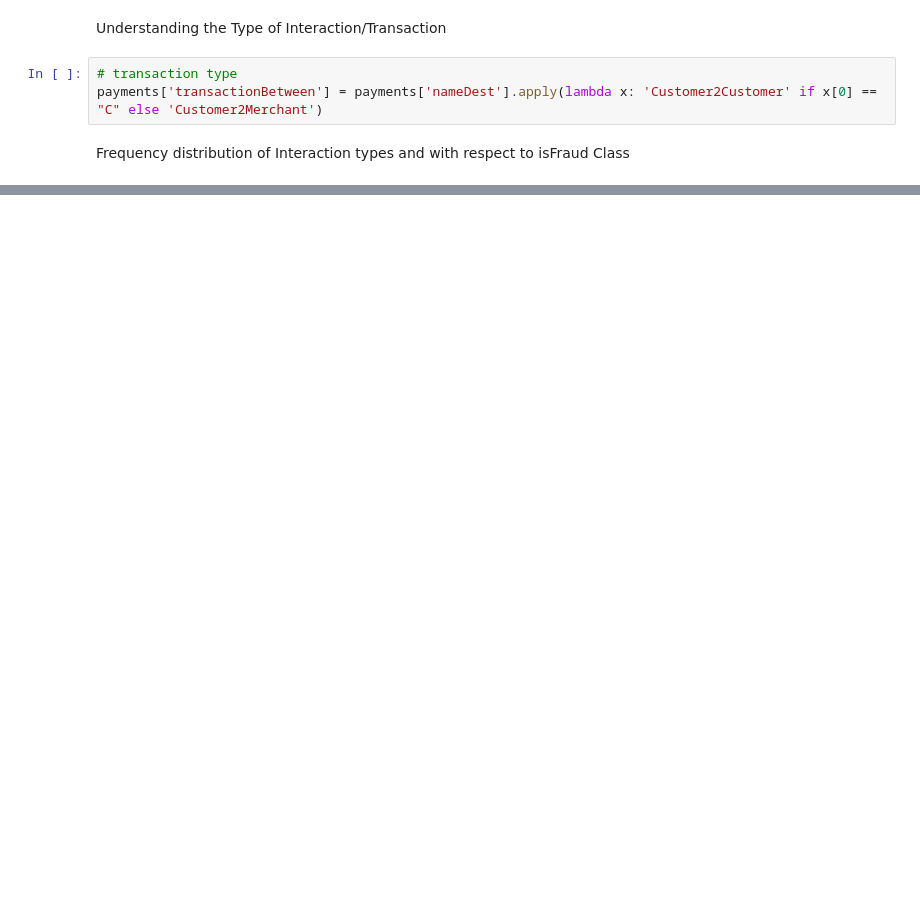
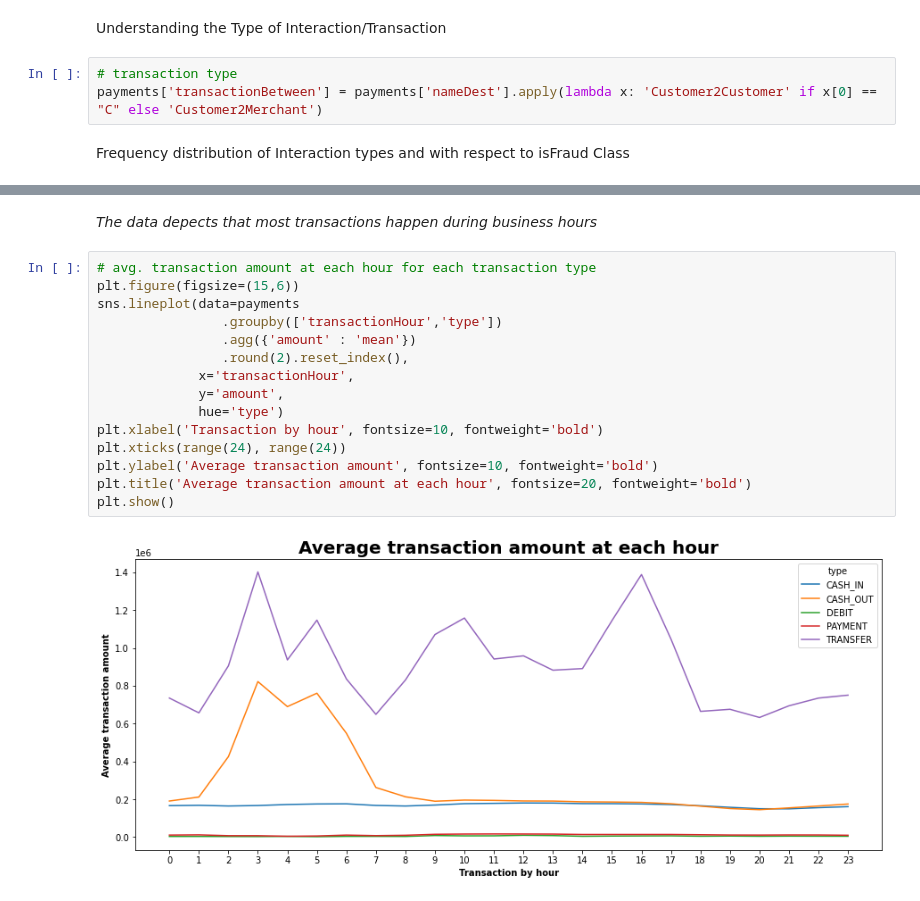
Before and after one commit to hxp89/CIND_820_Project, a Jupyter notebook: SRC/Project_820_HARIPRIYA.ipynb, the cells around one changed output, grey strips where cells are left out. Saved outputs shown, nothing was run; the diff lists cells and outputs as text; blank space fills up the shorter version.

```diff
--- a/SRC/Project_820_HARIPRIYA.ipynb
+++ b/SRC/Project_820_HARIPRIYA.ipynb
@@ -178,0 +320,19 @@ pd.crosstab(payments.transactionBetween, payments.isFraud)
+# %% [markdown]
+*The data depects that most transactions happen during business hours*
+# %%
+# avg. transaction amount at each hour for each transaction type
+plt.figure(figsize=(15,6))
+sns.lineplot(data=payments
+                .groupby(['transactionHour','type'])
+                .agg({'amount' : 'mean'})
+                .round(2).reset_index(),
+             x='transactionHour',
+             y='amount',
+             hue='type')
+plt.xlabel('Transaction by hour', fontsize=10, fontweight='bold')
+plt.xticks(range(24), range(24))
+plt.ylabel('Average transaction amount', fontsize=10, fontweight='bold')
+plt.title('Average transaction amount at each hour', fontsize=20, fontweight='bold')
+plt.show()
+# %% [output]
+[figure, added]
```
Also changed, not shown: parts of 128 cells of this notebook.
